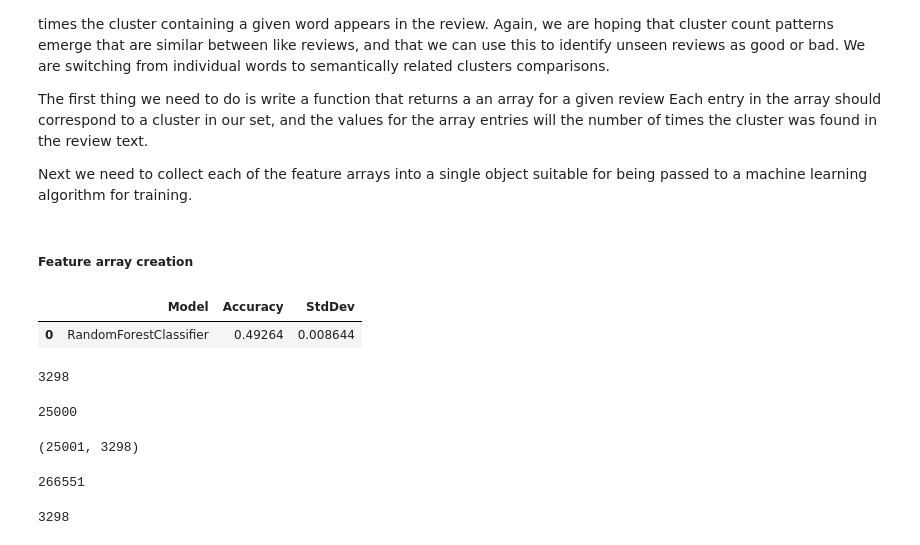
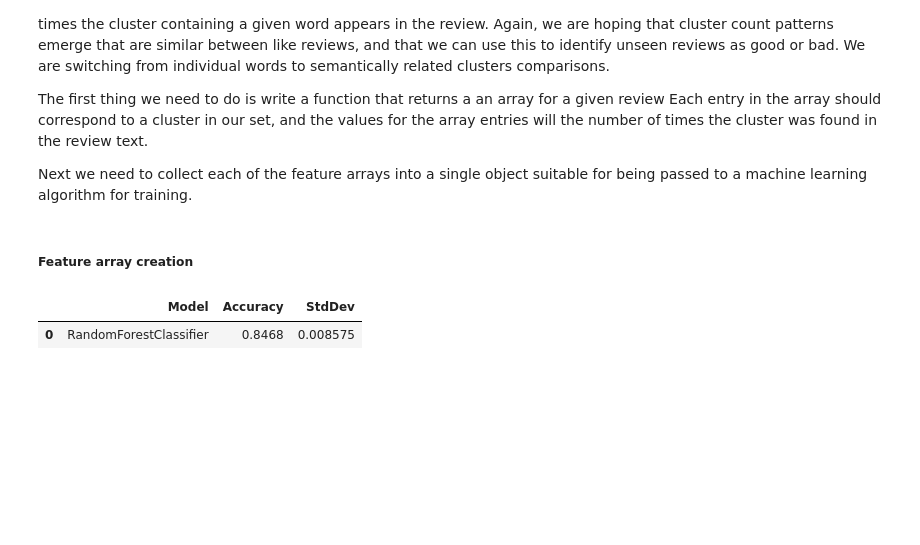
Before and after one commit to nrasch/Portfolio, a Jupyter notebook: Machine-Learning/Python/04-Classic-Datasets/Model-06.p3.ipynb, the cells around one changed output. Saved outputs shown, nothing was run; the diff lists cells and outputs as text; code cells hidden in the pictures; blank space fills up the shorter version.

```diff
--- a/Machine-Learning/Python/04-Classic-Datasets/Model-06.p3.ipynb
+++ b/Machine-Learning/Python/04-Classic-Datasets/Model-06.p3.ipynb
@@ -228,6 +144,0 @@ Everything looks good so far, so let's 'de-noise' the entire dataset:
-# %%
-sparseCleanReviews = []
-
-for review in cleanReviews:
-    _tmp = [x for x in review.split() if x in allWords]
-    sparseCleanReviews.append(" ".join(_tmp))
@@ -664,7 +467,7 @@ Next we need to collect each of the feature arrays into a single object suitable
 # %% [markdown]
 ##### Feature array creation
 # %%
-def createFeatureArray(wordlist, clusterDict):
+def createFeatureArray(sentences, clusterDict):
     #
     # The number of clusters is equal to the highest cluster index
     # in the word / centroid map
@@ -676,10 +479,11 @@ def createFeatureArray(wordlist, clusterDict):
     # Loop over the words in the review. If the word is in the vocabulary,
     # find which cluster it belongs to, and increment that cluster count
     # by one
-    for word in wordlist:
-        if word in clusterDict:
-            index = clusterDict[word]
-            bag_of_centroids[index] += 1
+    for sentence in sentences:
+        for word in sentence:
+            if word in clusterDict:
+                index = clusterDict[word]
+                bag_of_centroids[index] += 1
     #
     # Return the "bag of centroids"
     return bag_of_centroids
@@ -697,50 +501,30 @@ train_centroids = np.zeros( (df.iloc[:,2].size, k), dtype="float32" )
 # Transform the training set reviews into bags of centroids
 counter = 0
 for review in trainSentences:
-    #train_centroids[counter,:] = createFeatureArray(review, clusterDict)
+    train_centroids[counter,:] = createFeatureArray(review, clusterDict)
     counter += 1
 # %%
 # Init vars and params
 eFolds = 10
 eSeed = 10
 
 # Use accuracy since this is a classification problem
 eScore = 'accuracy'
 
 modelName = 'RandomForestClassifier'
-
+RandomForestClassifier(n_estimators = 100)
 xTrain = train_centroids
 yTrain = df.iloc[:, 1]
 
 _DF = pd.DataFrame(columns = ['Model', 'Accuracy', 'StdDev'])
 _Results = {}
 _model = RandomForestClassifier(n_estimators = 100)
 
 kFold = KFold(n_splits = eFolds, random_state = eSeed)
 _Results[modelName] = cross_val_score(_model, xTrain, yTrain, cv = kFold, scoring = eScore)
 
 _DF.loc[len(_DF)] = list(['RandomForestClassifier', _Results[modelName].mean(), _Results[modelName].std()])
 display(_DF.sort_values(by = ['Accuracy', 'StdDev', 'Model'], ascending = [False, True, True]))
 # %% [output]
 |  | Model | Accuracy | StdDev |
-| 0 | RandomForestClassifier | 0.49264 | 0.008644 |
+| 0 | RandomForestClassifier | 0.8468 | 0.008575 |
-# %%
-k
-# %% [output]
-3298
-# %%
-df.iloc[:,2].size
-# %% [output]
-25000
-# %%
-train_centroids.shape
-# %% [output]
-(25001, 3298)
-# %%
-len(trainSentences)
-# %% [output]
-266551
-# %%
-max( clusterDict.values() ) + 1
-# %% [output]
-3298
```
Also changed, not shown: parts of 38 cells of this notebook.
